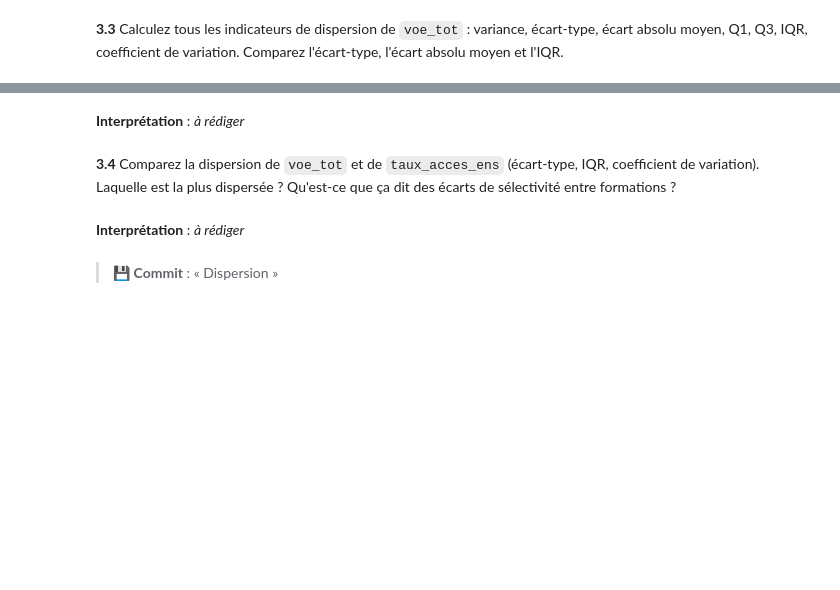
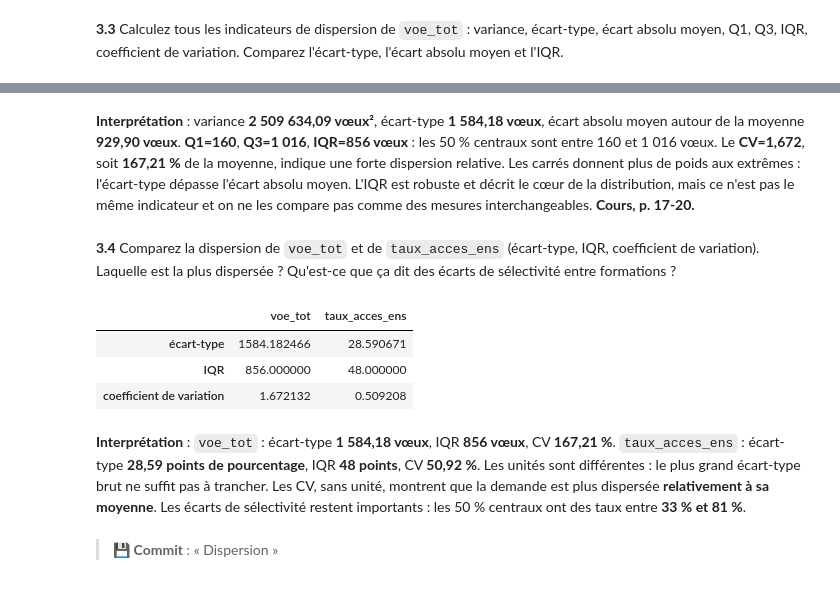
Before and after one commit to Anaisblk/Analyse-Parcoursup, a Jupyter notebook: TP_Parcoursup (1).ipynb, the cells around one changed output, grey strips where cells are left out. Saved outputs shown, nothing was run; the diff lists cells and outputs as text; code cells hidden in the pictures; blank space fills up the shorter version.

```diff
--- a/TP_Parcoursup (1).ipynb
+++ b/TP_Parcoursup (1).ipynb
@@ -196,2 +246,18 @@ On étudie la dispersion de `voe_tot` de bout en bout, puis on la compare à `ta
 # %% [markdown]
 **3.3** Calculez tous les indicateurs de dispersion de `voe_tot` : variance, écart-type, écart absolu moyen, Q1, Q3, IQR, coefficient de variation. Comparez l'écart-type, l'écart absolu moyen et l'IQR.
+# %%
+def indicateurs_dispersion(s):
+    s = s.dropna()
+    q1 = s.quantile(0.25)
+    q3 = s.quantile(0.75)
+    return pd.Series({
+        "variance": s.var(),
+        "écart-type": s.std(),
+        "écart absolu moyen": (s - s.mean()).abs().mean(),
+        "Q1": q1,
+        "Q3": q3,
+        "IQR": q3 - q1,
+        "coefficient de variation": s.std() / s.mean()
+    })
+
+indicateurs_dispersion(df["voe_tot"])
@@ -198,9 +273,19 @@ On étudie la dispersion de `voe_tot` de bout en bout, puis on la compare à `ta
 # %% [markdown]
-**Interprétation** : _à rédiger_
+**Interprétation** : variance **2 509 634,09 vœux²**, écart-type **1 584,18 vœux**, écart absolu moyen autour de la moyenne **929,90 vœux**. **Q1=160**, **Q3=1 016**, **IQR=856 vœux** : les 50 % centraux sont entre 160 et 1 016 vœux. Le **CV=1,672**, soit **167,21 %** de la moyenne, indique une forte dispersion relative. Les carrés donnent plus de poids aux extrêmes : l'écart-type dépasse l'écart absolu moyen. L'IQR est robuste et décrit le cœur de la distribution, mais ce n'est pas le même indicateur et on ne les compare pas comme des mesures interchangeables. **Cours, p. 17-20.**
 # %% [markdown]
 **3.4** Comparez la dispersion de `voe_tot` et de `taux_acces_ens` (écart-type, IQR, coefficient de variation). Laquelle est la plus dispersée ? Qu'est-ce que ça dit des écarts de sélectivité entre formations ?
+# %%
+pd.DataFrame({
+    "voe_tot": indicateurs_dispersion(df["voe_tot"]),
+    "taux_acces_ens": indicateurs_dispersion(df["taux_acces_ens"])
+}).loc[["écart-type", "IQR", "coefficient de variation"]]
+# %% [output]
+|  | voe_tot | taux_acces_ens |
+| écart-type | 1584.182466 | 28.590671 |
+| IQR | 856.000000 | 48.000000 |
+| coefficient de variation | 1.672132 | 0.509208 |
 # %% [markdown]
-**Interprétation** : _à rédiger_
+**Interprétation** : `voe_tot` : écart-type **1 584,18 vœux**, IQR **856 vœux**, CV **167,21 %**. `taux_acces_ens` : écart-type **28,59 points de pourcentage**, IQR **48 points**, CV **50,92 %**. Les unités sont différentes : le plus grand écart-type brut ne suffit pas à trancher. Les CV, sans unité, montrent que la demande est plus dispersée **relativement à sa moyenne**. Les écarts de sélectivité restent importants : les 50 % centraux ont des taux entre **33 % et 81 %**.
 # %% [markdown]
 > 💾 **Commit** : « Dispersion »
 # %% [markdown]
```
Also changed, not shown: parts of 5 cells of this notebook.
